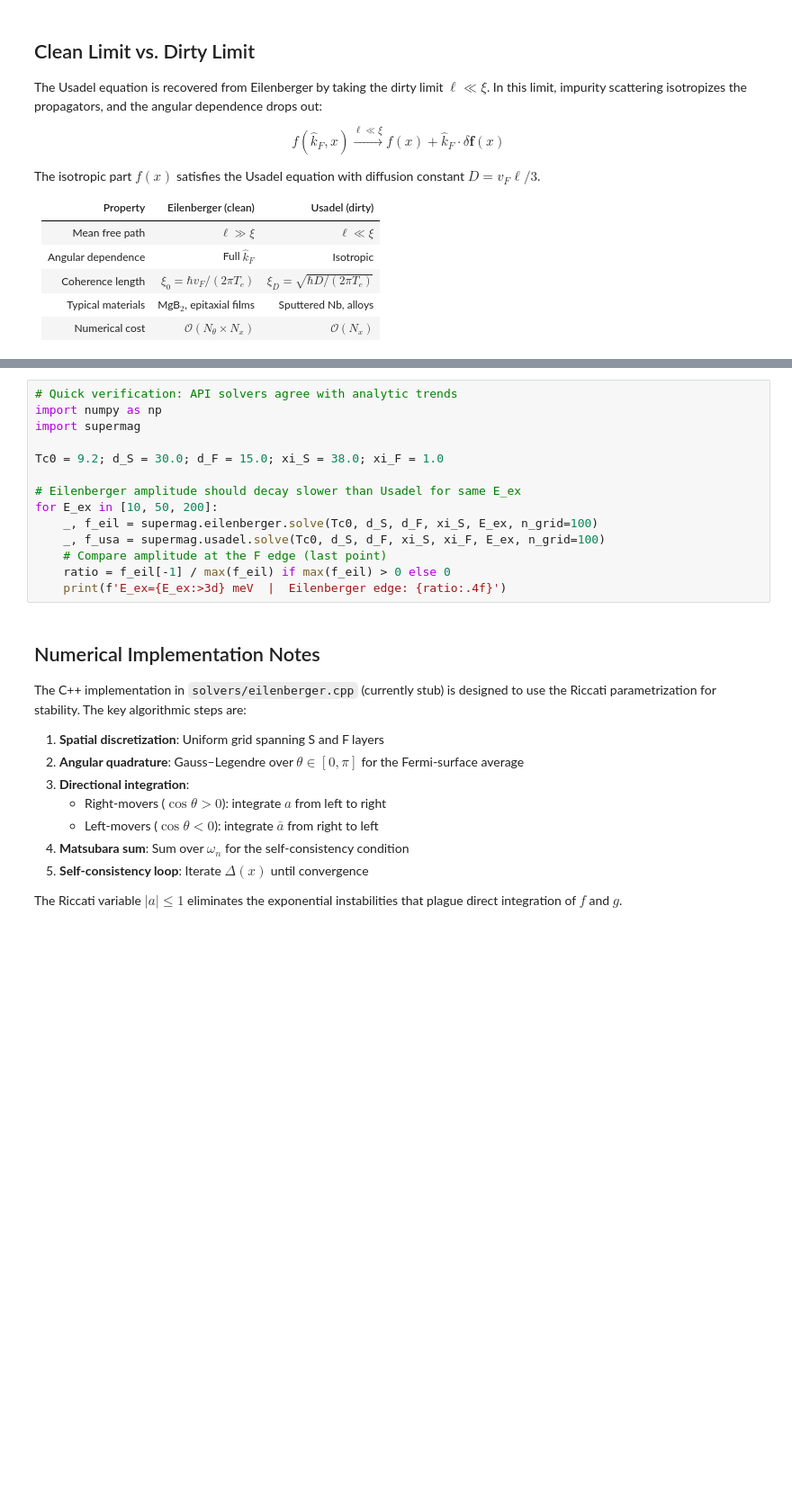
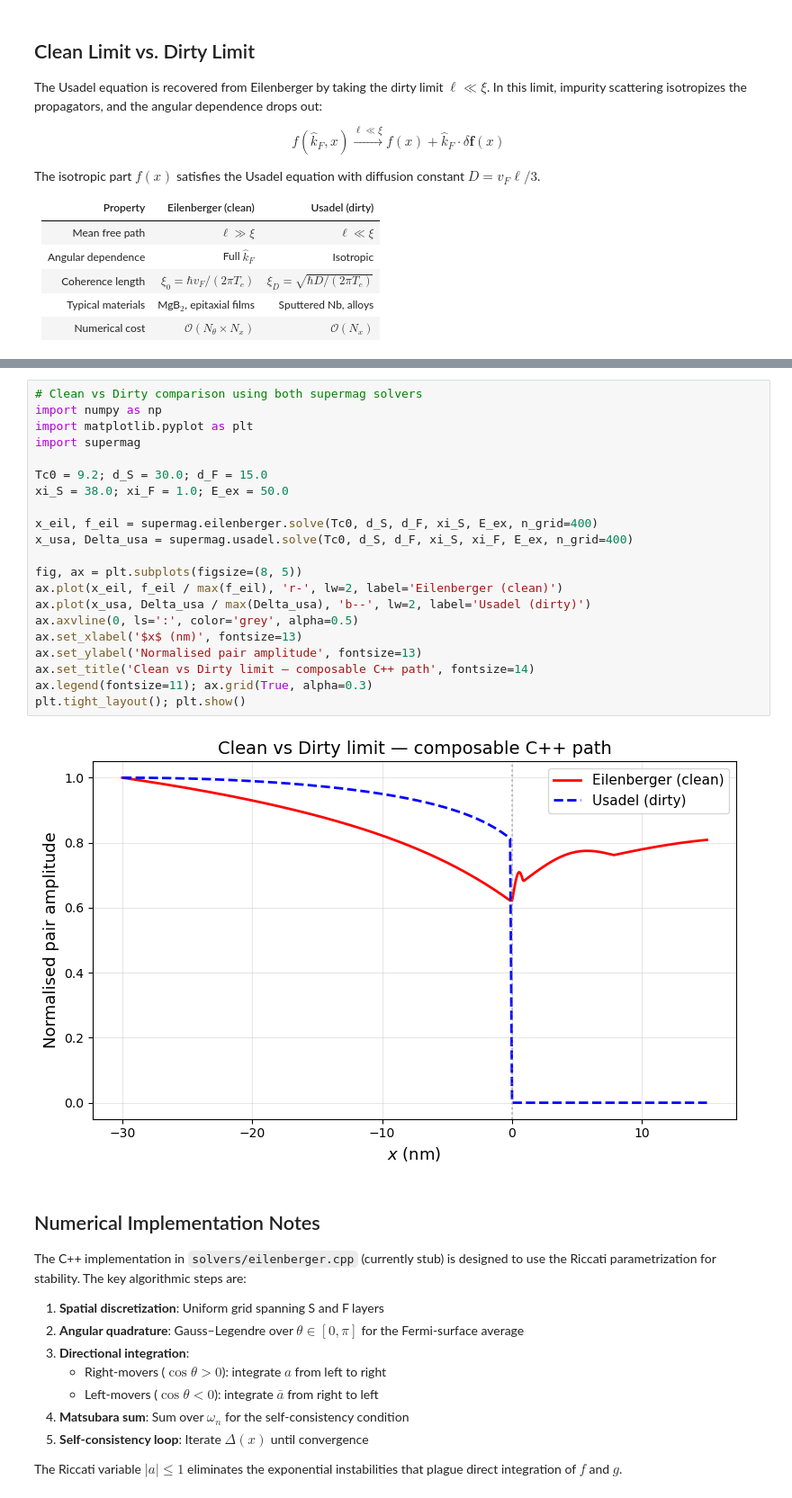
Before and after one commit to seanstarks-hub/SUPERMag-Simulation-Suite, a Jupyter notebook: docs/theory/eilenberger.ipynb, the cells around one changed output, grey strips where cells are left out. Shown at 90% size. Saved outputs shown, nothing was run; the diff lists cells and outputs as text; blank space fills up the shorter version.

Commit message:
This should be the last commit

```diff
--- a/docs/theory/eilenberger.ipynb
+++ b/docs/theory/eilenberger.ipynb
@@ -362,17 +358,26 @@ fig.tight_layout(); plt.show()
 # %%
-# Quick verification: API solvers agree with analytic trends
+# Clean vs Dirty comparison using both supermag solvers
 import numpy as np
+import matplotlib.pyplot as plt
 import supermag
 
-Tc0 = 9.2; d_S = 30.0; d_F = 15.0; xi_S = 38.0; xi_F = 1.0
+Tc0 = 9.2; d_S = 30.0; d_F = 15.0
+xi_S = 38.0; xi_F = 1.0; E_ex = 50.0
 
-# Eilenberger amplitude should decay slower than Usadel for same E_ex
-for E_ex in [10, 50, 200]:
-    _, f_eil = supermag.eilenberger.solve(Tc0, d_S, d_F, xi_S, E_ex, n_grid=100)
-    _, f_usa = supermag.usadel.solve(Tc0, d_S, d_F, xi_S, xi_F, E_ex, n_grid=100)
-    # Compare amplitude at the F edge (last point)
-    ratio = f_eil[-1] / max(f_eil) if max(f_eil) > 0 else 0
-    print(f'E_ex={E_ex:>3d} meV  |  Eilenberger edge: {ratio:.4f}')
+x_eil, f_eil = supermag.eilenberger.solve(Tc0, d_S, d_F, xi_S, E_ex, n_grid=400)
+x_usa, Delta_usa = supermag.usadel.solve(Tc0, d_S, d_F, xi_S, xi_F, E_ex, n_grid=400)
+
+fig, ax = plt.subplots(figsize=(8, 5))
+ax.plot(x_eil, f_eil / max(f_eil), 'r-', lw=2, label='Eilenberger (clean)')
+ax.plot(x_usa, Delta_usa / max(Delta_usa), 'b--', lw=2, label='Usadel (dirty)')
+ax.axvline(0, ls=':', color='grey', alpha=0.5)
+ax.set_xlabel('$x$ (nm)', fontsize=13)
+ax.set_ylabel('Normalised pair amplitude', fontsize=13)
+ax.set_title('Clean vs Dirty limit — composable C++ path', fontsize=14)
+ax.legend(fontsize=11); ax.grid(True, alpha=0.3)
+plt.tight_layout(); plt.show()
+# %% [output]
+[figure, added]
 # %% [markdown]
 ## Numerical Implementation Notes
 
```
Also changed, not shown: parts of 3 cells of this notebook, 4 other files.
